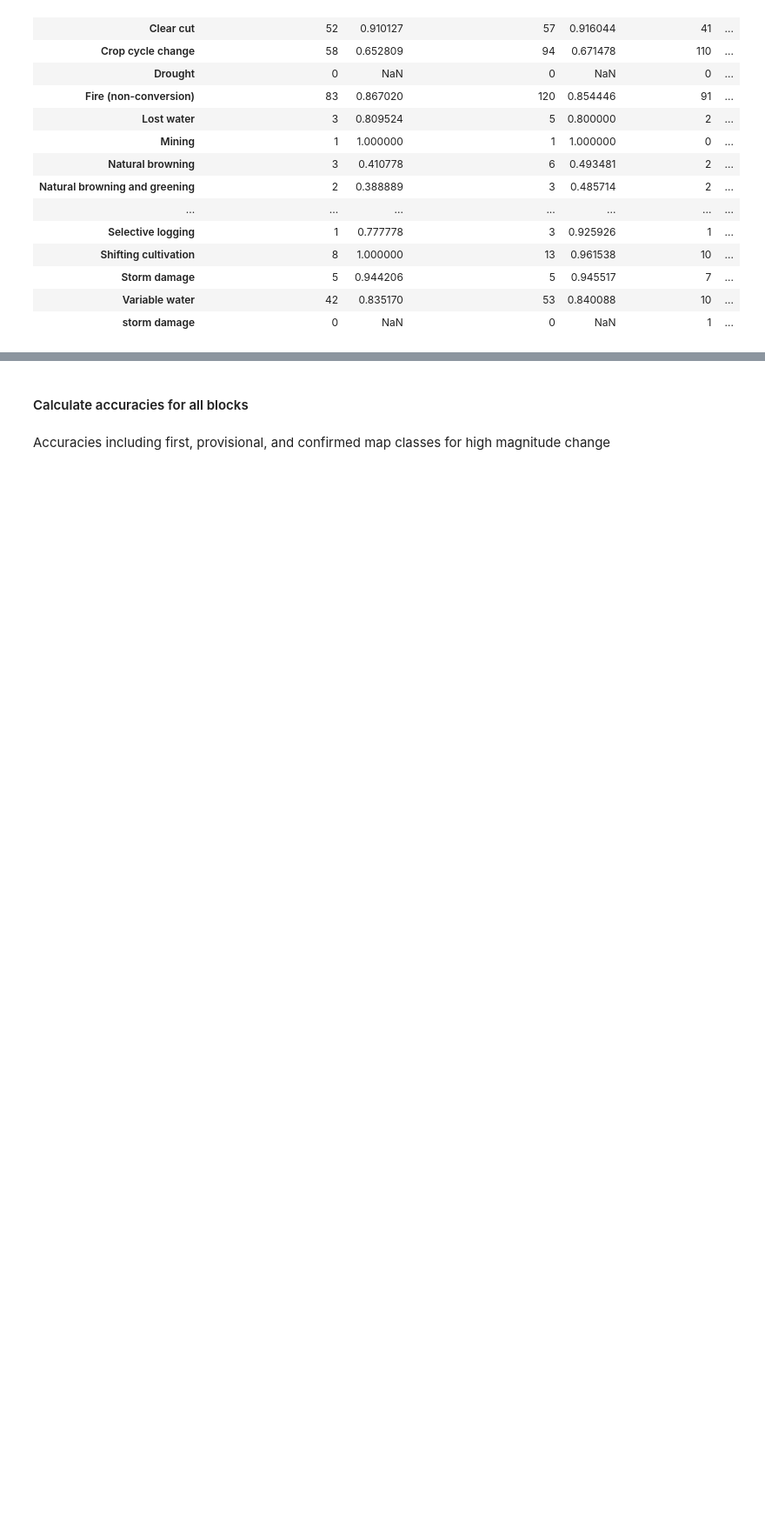
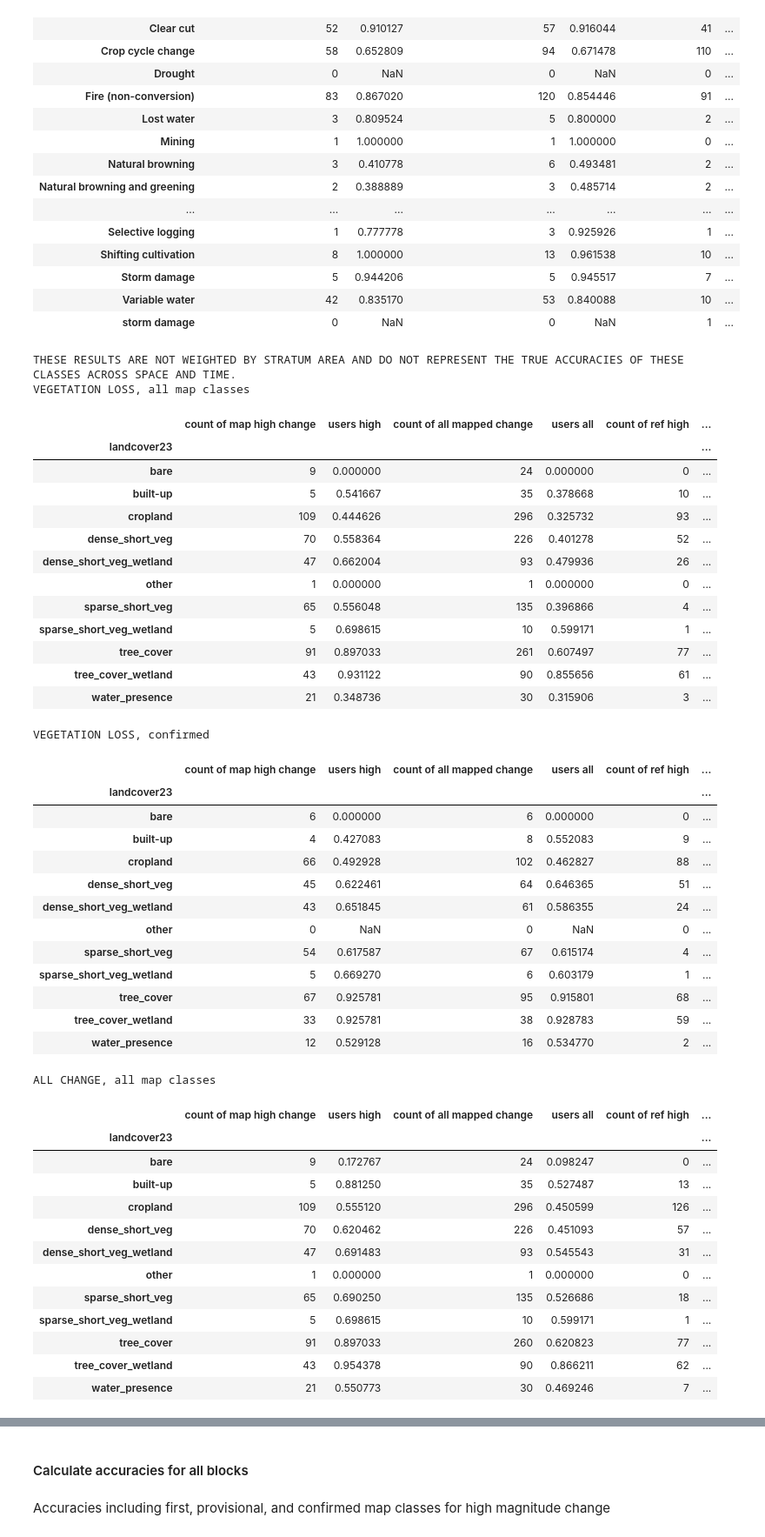
Before and after one commit to OPERA-Cal-Val/dist-s1-validation, a Jupyter notebook: DISTperformance.ipynb, the cells around one changed output, grey strips where cells are left out. Shown at 87% size. Cells and saved outputs as stored; diff of their text form; code cells hidden in the pictures; blank space fills up the shorter version.

Commit message:
pseudo-accuracies within landcover classes

```diff
--- a/DISTperformance.ipynb
+++ b/DISTperformance.ipynb
@@ -1030,3 +1045,82 @@ ALL CHANGE, confirmed
 | Storm damage | 5 | 0.944206 | 5 | 0.945517 | 7 | ... |
 | Variable water | 42 | 0.835170 | 53 | 0.840088 | 10 | ... |
 | storm damage | 0 | NaN | 0 | NaN | 1 | ... |
+# %%
+from IPython.display import display, HTML
+def findAvPerfomancePerLCLUclass(file):
+  landcoverdf = pd.read_csv(source+"tables/reference_data/selectedpointsLL_landcover.csv")
+  landcoverdf.set_index('ID',inplace=True)
+
+  df = pd.read_csv(file)
+  df.set_index('ID',inplace=True)
+  df['landcover23'] = landcoverdf['GLAD_2023_landcover']
+  df.to_csv('test.csv')
+  (t1,reftype,maptype,syst,lb) = file.split('_')
+  df.to_csv("results/"+reftype+"_"+maptype+".csv")
+
+
+  ByChange= df.groupby(by = ['landcover23'])
+  means = pd.concat([ByChange.usershigh.count(),ByChange.usershigh.mean(),ByChange.usersall.count(),ByChange.usersall.mean(),ByChange.producershigh.count(),ByChange.producershigh.mean(),ByChange.producersall.count(),ByChange.producersall.mean()],axis=1)
+  means.columns = ['count of map high change','users high', 'count of all mapped change','users all','count of ref high','producers high', 'count of all ref','producers all']
+  #means = pd.concat([ByChange.usershigh.mean(),ByChange.usersall.mean(),ByChange.producershigh.mean(),ByChange.producersall.mean()],axis=1)
+  #means.columns = ['users high','users all','producers high', 'producers all']
+  #means = pd.concat([ByChange.producershigh.count(),ByChange.producershigh.mean(),ByChange.producersall.count(),ByChange.producersall.mean()],axis=1)
+  #means.columns = ['count of ref high','producers high', 'count of all ref','producers all']
+
+  display(HTML(means.to_html()))
+
+print("THESE RESULTS ARE NOT WEIGHTED BY STRATUM AREA AND DO NOT REPRESENT THE TRUE ACCURACIES OF THESE CLASSES ACROSS SPACE AND TIME.")
+print("VEGETATION LOSS, all map classes")
+findAvPerfomancePerLCLUclass("results/pointmatrix_VLsub_firstprovconf_DIST-S1_lookback30.csv")
+print("VEGETATION LOSS, confirmed")
+findAvPerfomancePerLCLUclass("results/pointmatrix_VLsub_conf_DIST-S1_lookback30.csv")
+#findAvPerfomancePerChangeType("results/pointmatrix_VLsub_conf_DIST-S1_lookback30.csv")
+#findAvPerfomancePerChangeType("results/pointmatrix_VLsub_firstprovconf_DIST-HLS_lookback30.csv")
+print("ALL CHANGE, all map classes")
+findAvPerfomancePerLCLUclass("results/pointmatrix_ALLsub_firstprovconf_DIST-S1_lookback30.csv")
+print("ALL CHANGE, confirmed")
+findAvPerfomancePerLCLUclass("results/pointmatrix_ALLsub_conf_DIST-S1_lookback30.csv")
+# %% [output]
+THESE RESULTS ARE NOT WEIGHTED BY STRATUM AREA AND DO NOT REPRESENT THE TRUE ACCURACIES OF THESE CLASSES ACROSS SPACE AND TIME.
+VEGETATION LOSS, all map classes
+|  | count of map high change | users high | count of all mapped change | users all | count of ref high | ... |
+| landcover23 |  |  |  |  |  | ... |
+| bare | 9 | 0.000000 | 24 | 0.000000 | 0 | ... |
+| built-up | 5 | 0.541667 | 35 | 0.378668 | 10 | ... |
+| cropland | 109 | 0.444626 | 296 | 0.325732 | 93 | ... |
+| dense_short_veg | 70 | 0.558364 | 226 | 0.401278 | 52 | ... |
+| dense_short_veg_wetland | 47 | 0.662004 | 93 | 0.479936 | 26 | ... |
+| other | 1 | 0.000000 | 1 | 0.000000 | 0 | ... |
+| sparse_short_veg | 65 | 0.556048 | 135 | 0.396866 | 4 | ... |
+| sparse_short_veg_wetland | 5 | 0.698615 | 10 | 0.599171 | 1 | ... |
+| tree_cover | 91 | 0.897033 | 261 | 0.607497 | 77 | ... |
+| tree_cover_wetland | 43 | 0.931122 | 90 | 0.855656 | 61 | ... |
+| water_presence | 21 | 0.348736 | 30 | 0.315906 | 3 | ... |
+VEGETATION LOSS, confirmed
+|  | count of map high change | users high | count of all mapped change | users all | count of ref high | ... |
+| landcover23 |  |  |  |  |  | ... |
+| bare | 6 | 0.000000 | 6 | 0.000000 | 0 | ... |
+| built-up | 4 | 0.427083 | 8 | 0.552083 | 9 | ... |
+| cropland | 66 | 0.492928 | 102 | 0.462827 | 88 | ... |
+| dense_short_veg | 45 | 0.622461 | 64 | 0.646365 | 51 | ... |
+| dense_short_veg_wetland | 43 | 0.651845 | 61 | 0.586355 | 24 | ... |
+| other | 0 | NaN | 0 | NaN | 0 | ... |
+| sparse_short_veg | 54 | 0.617587 | 67 | 0.615174 | 4 | ... |
+| sparse_short_veg_wetland | 5 | 0.669270 | 6 | 0.603179 | 1 | ... |
+| tree_cover | 67 | 0.925781 | 95 | 0.915801 | 68 | ... |
+| tree_cover_wetland | 33 | 0.925781 | 38 | 0.928783 | 59 | ... |
+| water_presence | 12 | 0.529128 | 16 | 0.534770 | 2 | ... |
+ALL CHANGE, all map classes
+|  | count of map high change | users high | count of all mapped change | users all | count of ref high | ... |
+| landcover23 |  |  |  |  |  | ... |
+| bare | 9 | 0.172767 | 24 | 0.098247 | 0 | ... |
+| built-up | 5 | 0.881250 | 35 | 0.527487 | 13 | ... |
+| cropland | 109 | 0.555120 | 296 | 0.450599 | 126 | ... |
+| dense_short_veg | 70 | 0.620462 | 226 | 0.451093 | 57 | ... |
+| dense_short_veg_wetland | 47 | 0.691483 | 93 | 0.545543 | 31 | ... |
+| other | 1 | 0.000000 | 1 | 0.000000 | 0 | ... |
+| sparse_short_veg | 65 | 0.690250 | 135 | 0.526686 | 18 | ... |
+| sparse_short_veg_wetland | 5 | 0.698615 | 10 | 0.599171 | 1 | ... |
+| tree_cover | 91 | 0.897033 | 260 | 0.620823 | 77 | ... |
+| tree_cover_wetland | 43 | 0.954378 | 90 | 0.866211 | 62 | ... |
+| water_presence | 21 | 0.550773 | 30 | 0.469246 | 7 | ... |
```
Also changed, not shown: parts of 5 cells of this notebook.
